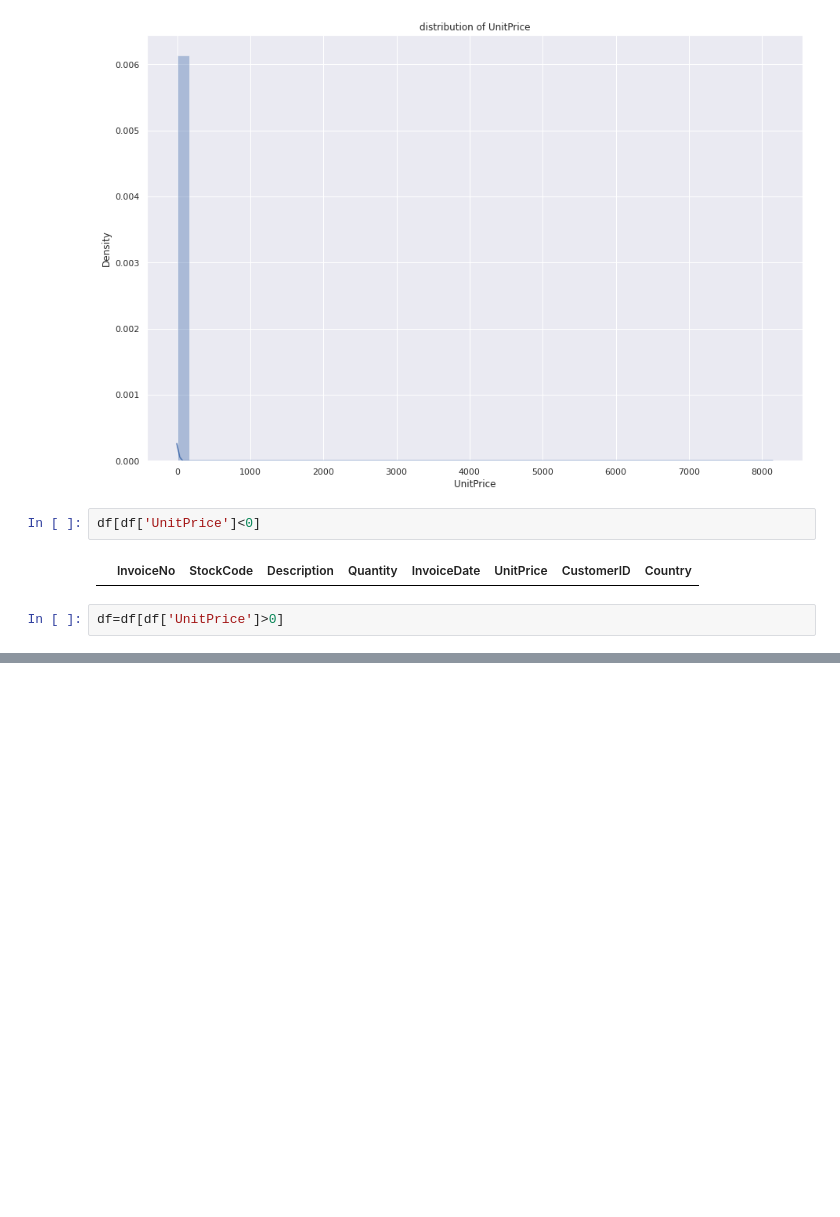
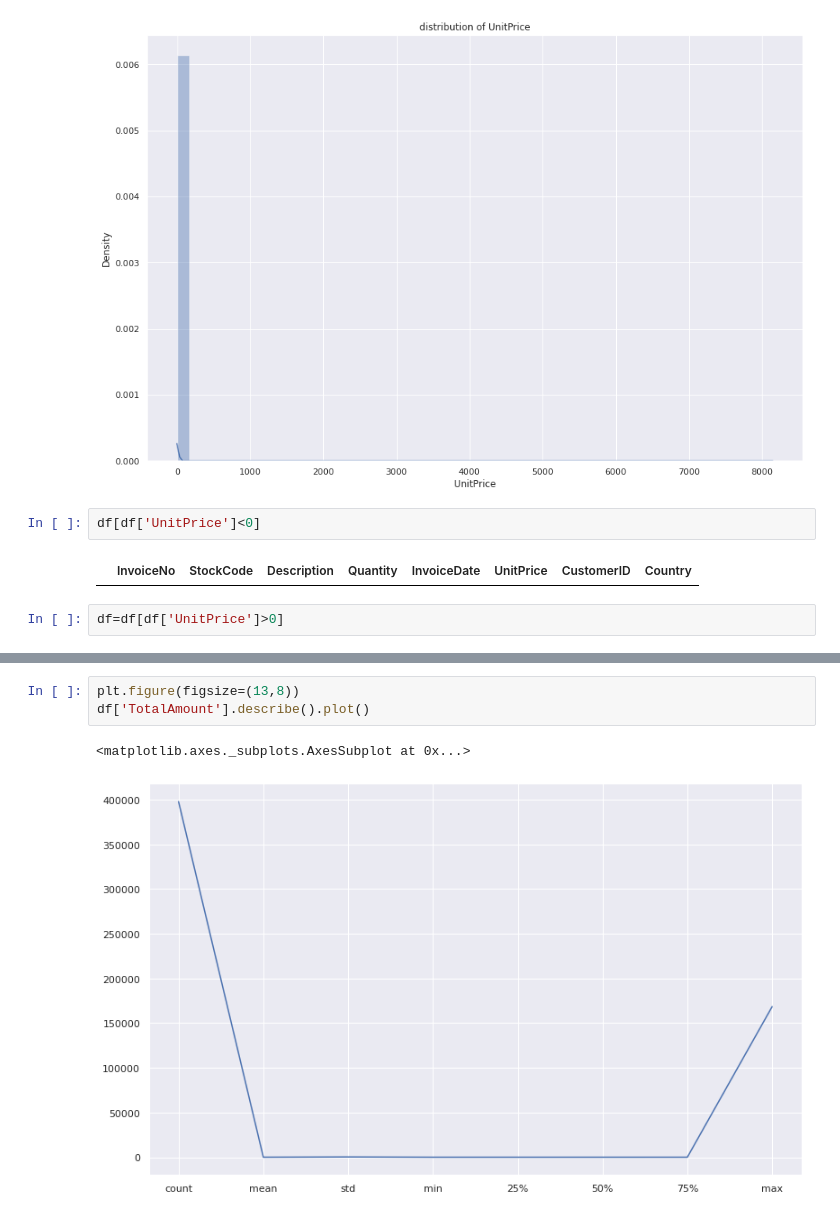
Before and after one commit to Onkar-TAE/Customer-Segmentation, a Jupyter notebook: Online_Retail_Customer_Segmentation_Capstone_Project.ipynb, the cells around one changed output, grey strips where cells are left out. Cells and saved outputs as stored; diff of their text form; blank space fills up the shorter version.

```diff
--- a/Online_Retail_Customer_Segmentation_Capstone_Project.ipynb
+++ b/Online_Retail_Customer_Segmentation_Capstone_Project.ipynb
@@ -418,0 +480,6 @@ df.head(5)
+# %%
+plt.figure(figsize=(13,8))
+df['TotalAmount'].describe().plot()
+# %% [output]
+<matplotlib.axes._subplots.AxesSubplot at 0x...>
+[figure, added]
```
Also changed, not shown: parts of 28 cells of this notebook.
